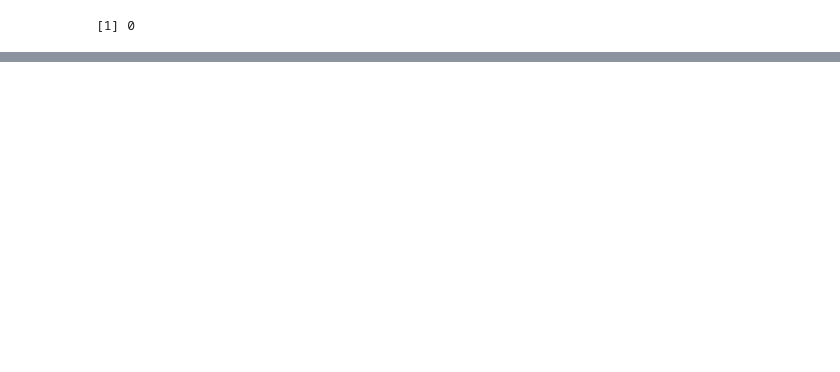
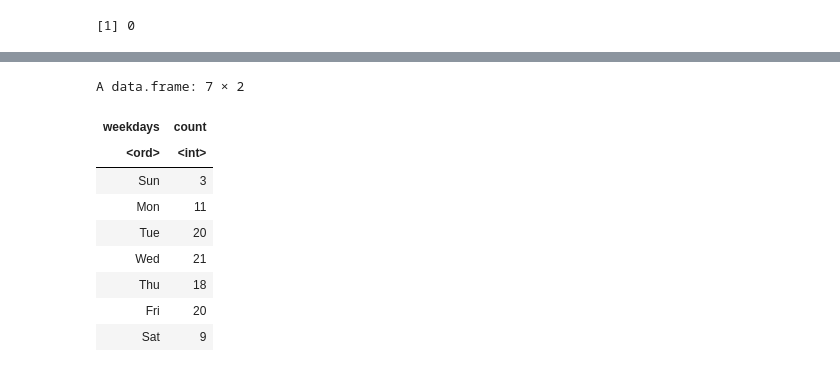
Before and after one commit to boweny0319/DATA534_Project_Notebook, a Jupyter notebook: GitHub_Activity_API.ipynb, the cells around one changed output, grey strips where cells are left out. Saved outputs shown, nothing was run; the diff lists cells and outputs as text; code cells hidden in the pictures; blank space fills up the shorter version.

```diff
--- a/GitHub_Activity_API.ipynb
+++ b/GitHub_Activity_API.ipynb
@@ -172,0 +270,13 @@ sum(testit[,"count"])
+# %%
+github_count_events_byweekday("repository",102,"WestHealth","pyvis")
+# %% [output]
+A data.frame: 7 × 2
+| weekdays | count |
+| <ord> | <int> |
+| Sun | 3 |
+| Mon | 11 |
+| Tue | 20 |
+| Wed | 21 |
+| Thu | 18 |
+| Fri | 20 |
+| Sat | 9 |
```
Also changed, not shown: parts of 28 cells of this notebook, 2 other files.
